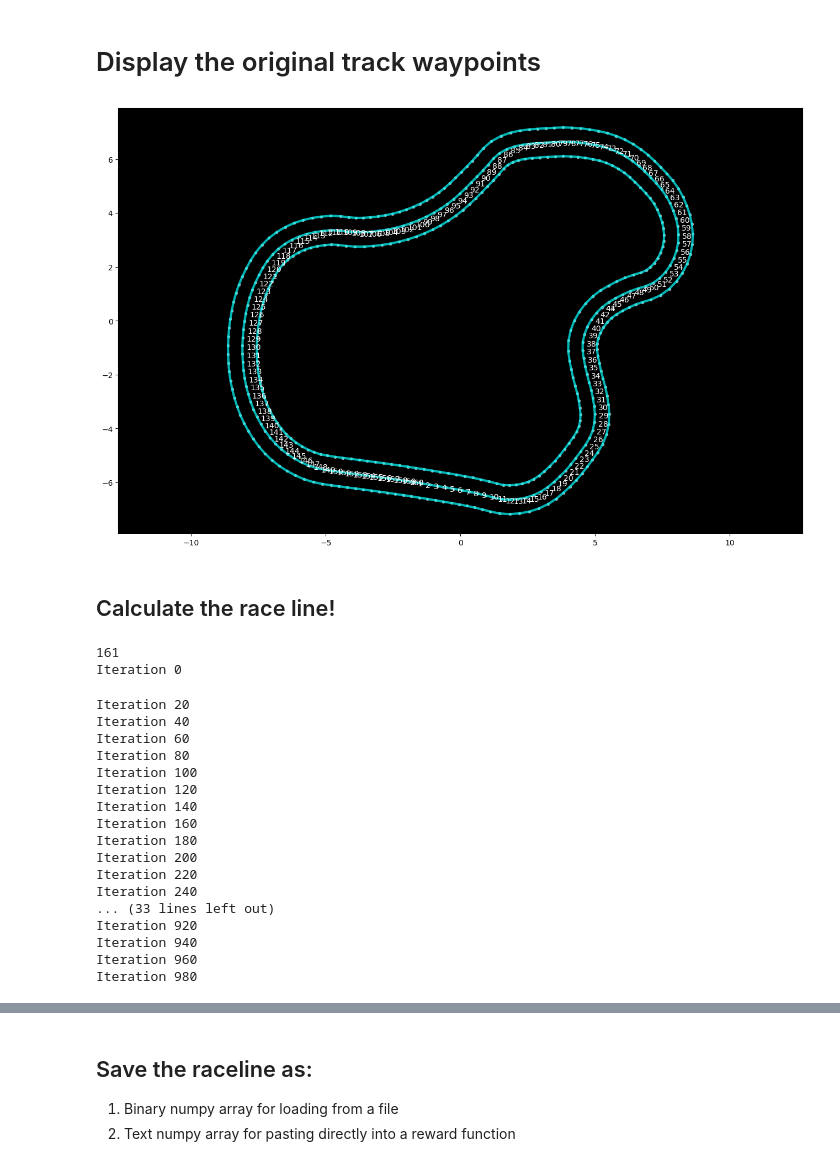
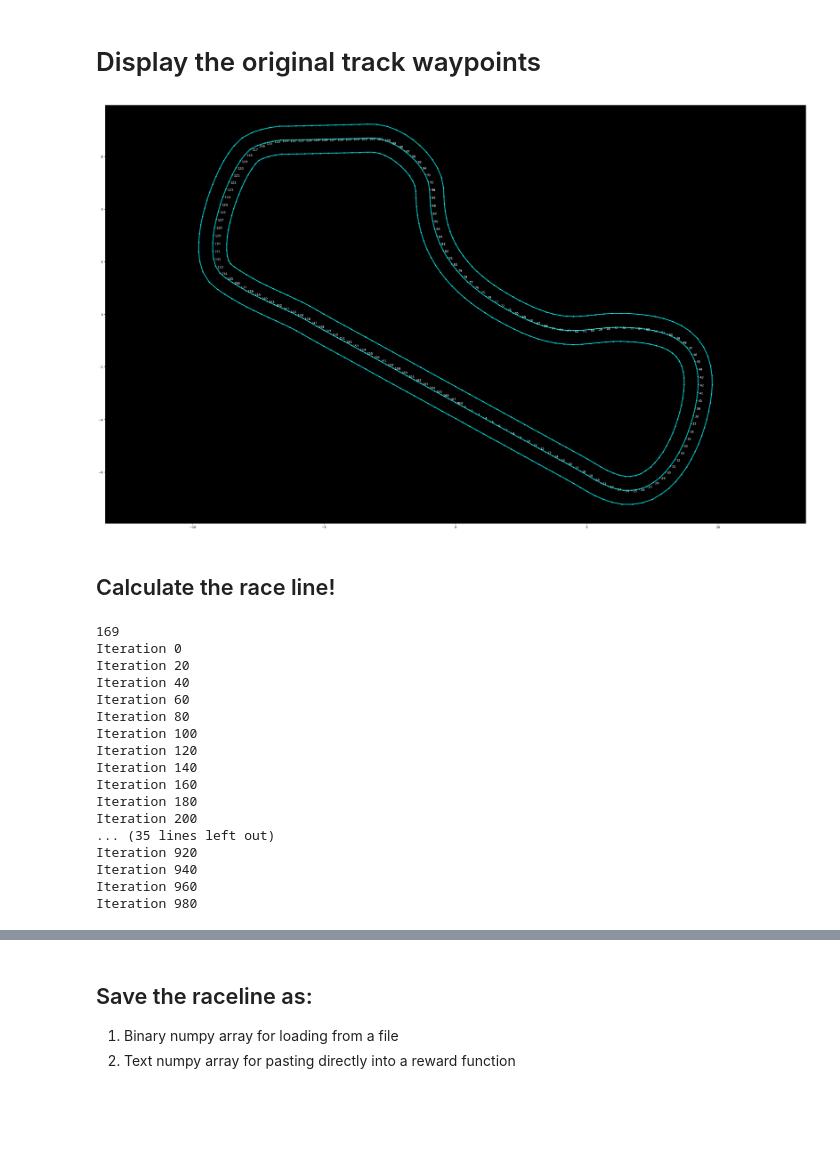
Before and after one commit to jagadeeshkmanne/aws-deep-racer, a Jupyter notebook: Race-Line-Calculation.ipynb, the cells around one changed output, grey strips where cells are left out. Cells and saved outputs as stored; diff of their text form; code cells hidden in the pictures; blank space fills up the shorter version.

```diff
--- a/Race-Line-Calculation.ipynb
+++ b/Race-Line-Calculation.ipynb
@@ -22,7 +22,7 @@ available_track_names
 ['ace_speedway', 'reinvent_2018', 'Rouge_Circute', 'reinvent_2018_opt']
 # %%
 # Replace the name here with the track to analyze
-TRACK_NAME = 'Rouge_Circute'
+TRACK_NAME = 'ace_speedway'
 
 # Load the center, inner, outer waypoints
 waypoints = np.load("./tracks/%s.npy" % TRACK_NAME)
@@ -62,35 +62,35 @@ def print_border(ax, waypoints, inner_border_waypoints, outer_border_waypoints):
     plot_line(ax, line)
 
     line = LineString(inner_border_waypoints)
     plot_coords(ax, line)
     plot_line(ax, line)
 
     line = LineString(outer_border_waypoints)
     plot_coords(ax, line)
     plot_line(ax, line)
 
     # Add index labels for waypoints
     for i, point in enumerate(waypoints):
         ax.annotate(f'{i}', xy=point, xytext=(5, -5),
                     textcoords='offset points', color='white')
 
     # Add index labels for inner border
     #for i, point in enumerate(inner_border_waypoints):
     #    ax.annotate(f'I-{i}', xy=point, xytext=(5, -5),
     #                textcoords='offset points', color='white')
 
     # Add index labels for outer border
     #for i, point in enumerate(outer_border_waypoints):
     #    ax.annotate(f'O-{i}', xy=point, xytext=(5, -5),
      #               textcoords='offset points', color='white')
 
-fig = plt.figure(1, figsize=(16, 10))
+fig = plt.figure(1, figsize=(40, 24))
 ax = fig.add_subplot(111, facecolor='black')
 plt.axis('equal')
 
 print_border(ax, center_line, inner_border, outer_border)
 # %% [output]
-[figure, old version]
+[figure, new version]
 # %%
 # From https://github.com/e-koch/ewky_scripts/blob/master/curvature.py
 
@@ -210,25 +210,23 @@ for i in range(LINE_ITERATIONS):
     race_line = improve_race_line(race_line, inner_border, outer_border)
     if i % 20 == 0: print("Iteration %d" % i)
 # %% [output]
-161
+169
 Iteration 0
+Iteration 20
+Iteration 40
+Iteration 60
+Iteration 80
+Iteration 100
+Iteration 120
+Iteration 140
+Iteration 160
+Iteration 180
+Iteration 200
+... (35 lines left out)
+Iteration 920
+Iteration 940
+Iteration 960
+Iteration 980
-Iteration 20
-Iteration 40
-Iteration 60
-Iteration 80
-Iteration 100
-Iteration 120
-Iteration 140
-Iteration 160
-Iteration 180
-Iteration 200
-Iteration 220
-Iteration 240
-... (33 lines left out)
-Iteration 920
-Iteration 940
-Iteration 960
-Iteration 980
 # %%
 # need to put duplicate point race_line[0] at race_line[-1] to make a closed loops
 loop_race_line = np.append(race_line, [race_line[0]], axis=0)
```
Also changed, not shown: parts of 13 cells of this notebook, 1 other file.
